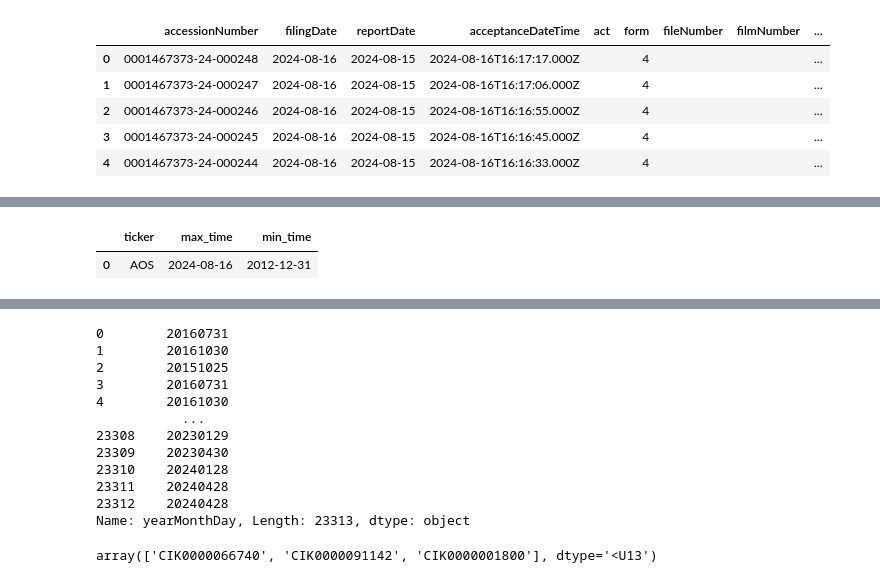
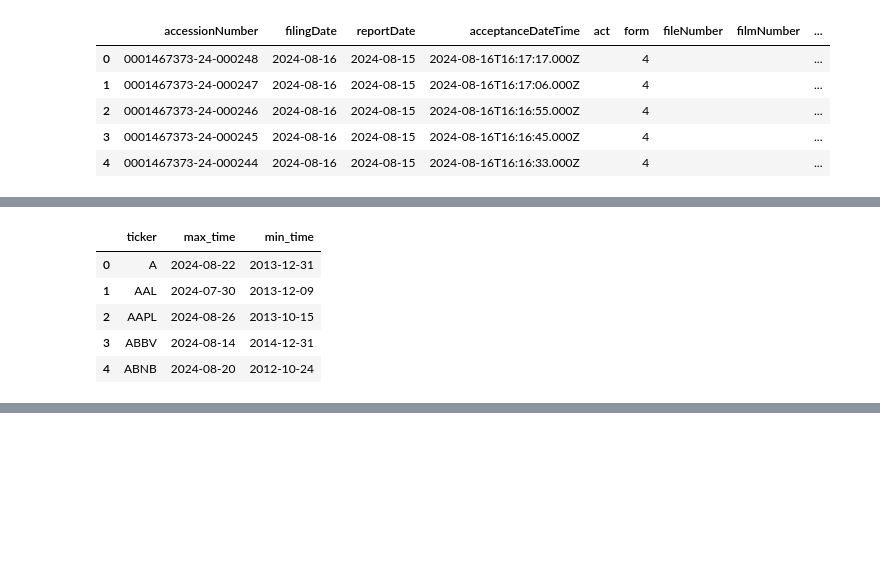
Before and after one commit to prosowiec/DeltaStock, a Jupyter notebook: notebooks/methods.ipynb, the cells around one changed output, grey strips where cells are left out. Cells and saved outputs as stored; diff of their text form; code cells hidden in the pictures; blank space fills up the shorter version.

```diff
--- a/notebooks/methods.ipynb
+++ b/notebooks/methods.ipynb
@@ -178,11 +121,15 @@ pydf.show()
 only showing top 20 rows
-# %%
-ticker = 'AOS'
-df = spark.get_min_max_fillings_date(ticker)
-df
-# %% [output]
-|  | ticker | max_time | min_time |
-| 0 | AOS | 2024-08-16 | 2012-12-31 |
+# %%
+ticker = 'AOS'
+loadedTickers = spark.get_min_max_fillings_date_filter_ticker()
+loadedTickers.head()
+# %% [output]
+|  | ticker | max_time | min_time |
+| 0 | A | 2024-08-22 | 2013-12-31 |
+| 1 | AAL | 2024-07-30 | 2013-12-09 |
+| 2 | AAPL | 2024-08-26 | 2013-10-15 |
+| 3 | ABBV | 2024-08-14 | 2014-12-31 |
+| 4 | ABNB | 2024-08-20 | 2012-10-24 |
 # %%
 spark.sparkStop()
 # %%
@@ -198,18 +144,3 @@ wiki.head()
 | 2 | ABT | Abbott Laboratories | Health Care | Health Care Equipment | North Chicago, Illinois | 1957-03-04 | 0000001800 | 1888 |
 | 3 | ABBV | AbbVie | Health Care | Biotechnology | North Chicago, Illinois | 2012-12-31 | 0001551152 | 2013 (1888) |
 | 4 | ACN | Accenture | Information Technology | IT Consulting & Other Services | Dublin, Ireland | 2011-07-06 | 0001467373 | 1989 |
-# %%
-facts.loc[:, 'yearMonthDay']
-# %% [output]
-0        20160731
-1        20161030
-2        20151025
-3        20160731
-4        20161030
-           ...
-23308    20230129
-23309    20230430
-23310    20240128
-23311    20240428
-23312    20240428
-Name: yearMonthDay, Length: 23313, dtype: object
@@ -221,7 +147,3 @@ ticketList = np.array([["MMM","CIK0000066740"],
-# %%
-ticketList[:,1]
-# %% [output]
-array(['CIK0000066740', 'CIK0000091142', 'CIK0000001800'], dtype='<U13')
 # %%
 """
 https://www.sec.gov/ix?doc=/Archives/edgar/data/0000320193/000114036124024352/ef20028273_8k.htm
```
Also changed, not shown: parts of 13 cells of this notebook, 3 other files.
